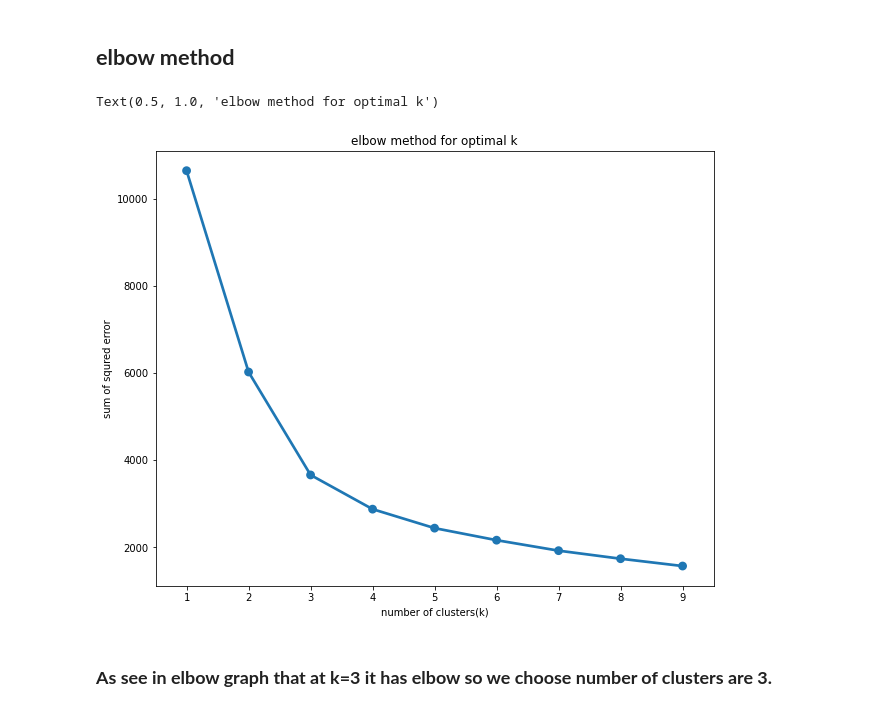
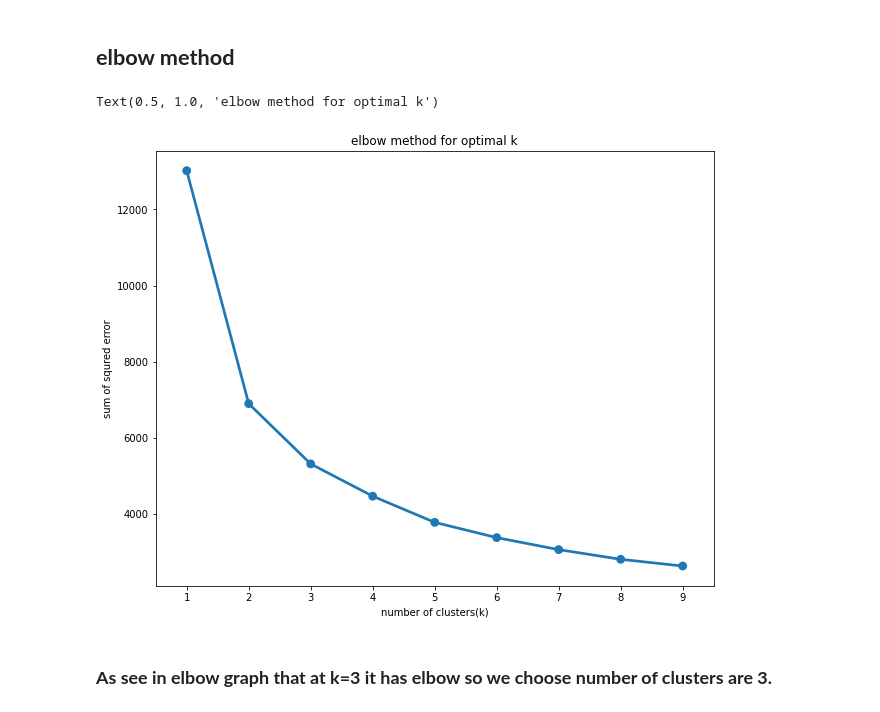
Before and after one commit to milanajudiya/Customer_Segmentation, a Jupyter notebook: Online_Retail_Customer_Segmentation.ipynb, the cells around one changed output. Drawn from its saved outputs; the diff is of its cells as text; code cells hidden in the pictures.

```diff
--- a/Online_Retail_Customer_Segmentation.ipynb
+++ b/Online_Retail_Customer_Segmentation.ipynb
@@ -658,0 +577,7 @@ sns.distplot(Frequency_plot)
+# %%
+# calculate RFM group column showing combined score of RFM
+rfm_df["RFMgroup"] = rfm_df.R.map(str) + rfm_df.F.map(str) + rfm_df.M.map(str)
+
+# total sum of RFM group
+rfm_df["RFMscore"] = rfm_df[["R","F","M"]].sum(axis = 1)
+rfm_df.head()
@@ -658,0 +592,14 @@ sns.distplot(Frequency_plot)
+# %%
+# handle negative and zero value so to handle infinite number during log transformation
+def neg_and_zero(num):
+  if num <=0:
+     return 1
+  else:
+    return num
+
+# apply this function to Recency and monetry column
+rfm_df["Recency"] = [neg_and_zero(x) for x in rfm_df.Recency]
+rfm_df["Monetary"] = [neg_and_zero(x) for x in rfm_df.Monetary]
+
+# perform logtransformation to bring data into normal
+df_log_tfd = rfm_df[["Recency","Frequency","Monetary"]].apply(np.log, axis =1).round(3)
@@ -659,3 +631,13 @@ sns.distplot(Frequency_plot)
+# %%
+rfm_df["Recency_log"] = rfm_df["Recency"].apply(math.log)
+rfm_df["Frequency_log"] = rfm_df["Frequency"].apply(math.log)
+rfm_df["Monetary_log"] = rfm_df["Monetary"].apply(math.log)
+# %%
+from sklearn import preprocessing
+features  = ["Recency_log","Frequency_log","Monetary_log"]
+x_features = rfm_df[features].values
+scaler = preprocessing.StandardScaler()
+X=scaler.fit_transform(x_features)
 # %% [markdown]
 ## **K Means clustering**
 # %% [markdown]
@@ -666,23 +648,23 @@ from sklearn.cluster import KMeans
 # %%
 k_values = list(range(1,10))
 sum_of_sqrt_error = []
 
 for k in k_values:
   kmeans = KMeans(n_clusters= k, init = "k-means++", max_iter= 1000)
-  kmeans.fit_transform(df_rfm_scaled)
+  kmeans.fit(X)
   sum_of_sqrt_error.append(kmeans.inertia_)
 
 
 # plot the graph to find the optimal number of clusters
 
 plt.figure(figsize=(10,8))
 sns.pointplot(k_values, sum_of_sqrt_error)
 plt.xlabel("number of clusters(k)")
 plt.ylabel("sum of squred error")
 plt.title("elbow method for optimal k")
 # %% [output]
 Text(0.5, 1.0, 'elbow method for optimal k')
-[figure, old version]
+[figure, new version]
 # %% [markdown]
 ### **As see in elbow graph that at k=3 it has elbow so we choose number of clusters are 3.**
 # %%
```
Also changed, not shown: parts of 59 cells of this notebook.
